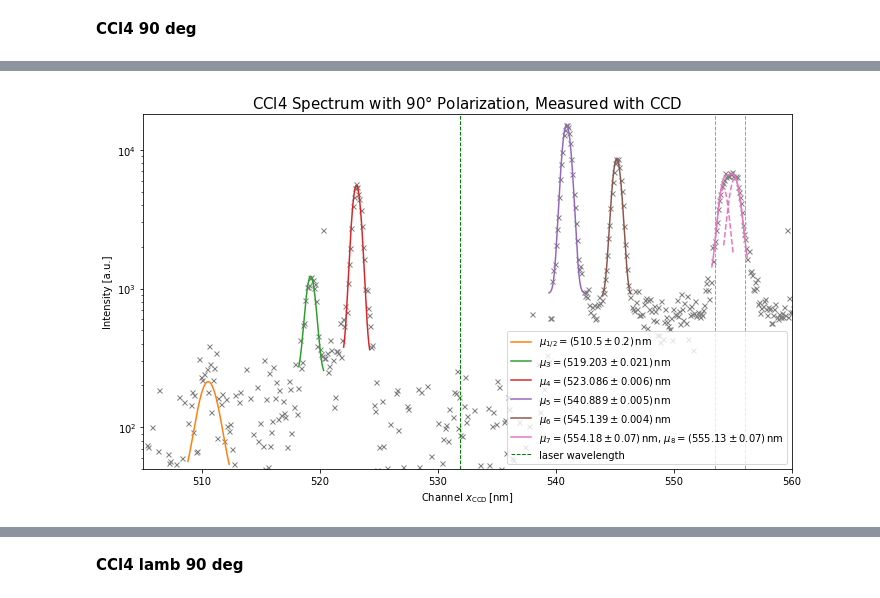
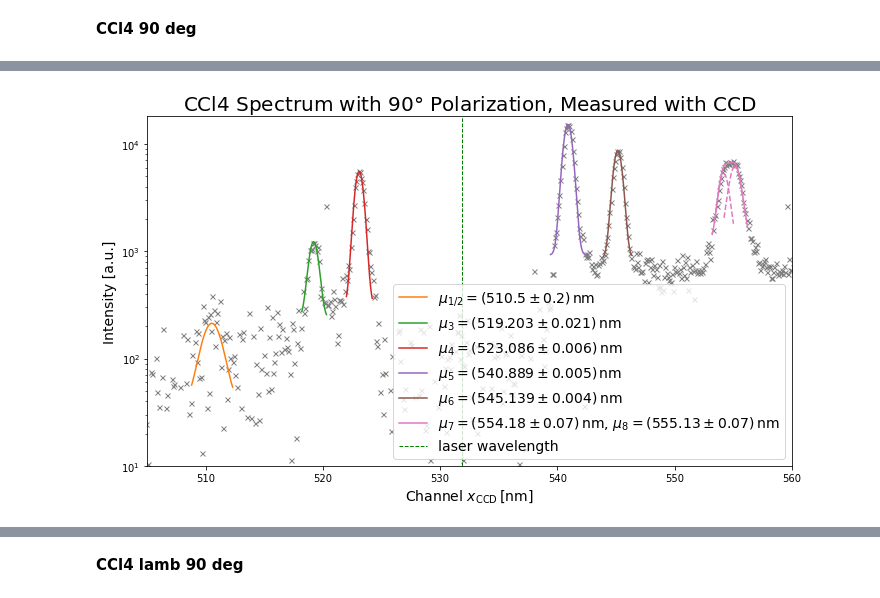
Before and after one commit to nicolaigoelz/Raman, a Jupyter notebook: CCD_Probe_Spectra.ipynb, the cells around one changed output, grey strips where cells are left out. Saved outputs shown, nothing was run; the diff lists cells and outputs as text; code cells hidden in the pictures.

```diff
--- a/CCD_Probe_Spectra.ipynb
+++ b/CCD_Probe_Spectra.ipynb
@@ -5,6 +5,10 @@ import numpy as np
 import pandas as pd
 import scipy.optimize as sc
 import scipy
+# %%
+matplotlib.rcParams['axes.titlesize'] = '20'
+matplotlib.rcParams['legend.fontsize'] = '14'
+matplotlib.rcParams['axes.labelsize'] = '14'
 # %%
 # Read CCD Calibration parameters
 calibration = pd.read_csv('CCD_params.csv')
@@ -334,7 +338,7 @@ file_CCl4 = 'CCD/CCl4_spectrum_0deg.txt'
 df_CCl4 = pd.read_csv(file_CCl4, skiprows=17, skipfooter=1, sep='\t',
                       names=['Channel', 'Counts'], decimal=',', engine='python')
 # %%
-I_0 = np.zeros((5,4))
+I_0 = np.zeros((6,4))
 
 fig, ax = plt.subplots(figsize = (10,6))
 y_counts = df_CCl4['Counts'] # - df_back['Counts']
@@ -349,7 +353,7 @@ xaxis = [np.linspace(509, 512.5, 1001), np.linspace(518.2, 520.3, 1001), np.lins
          np.linspace(539.4, 542.5, 1001), np.linspace(543.9,546.3,1001), np.linspace(553.2, 556.2, 1001)]
 colors = ['C1', 'C2', 'C3', 'C4', 'C5', 'C6']
 
-vlines = True
+vlines = 0
 
 fit1=False
 fit1_doppel=False
@@ -399,8 +403,8 @@ for i in range(1,5):
     ax.plot(xaxis[i], function(xaxis[i], *params), color=colors[i], label = r'$\mu_{} = ({:.3f} \pm {:.3f})\,$nm'.format(i+2, params[1], np.sqrt(cov[1,1])))
 
 i=5
-ax.axvline(df_CCl4['Channel'][a[i][0]], color=colors[i], ls='--', lw=1)
-ax.axvline(df_CCl4['Channel'][a[i][1]], color=colors[i], ls='--', lw=1)
+#ax.axvline(df_CCl4['Channel'][a[i][0]], color=colors[i], ls='--', lw=1)
+#ax.axvline(df_CCl4['Channel'][a[i][1]], color=colors[i], ls='--', lw=1)
 fit5=True
 if fit5:
     i = 5
@@ -421,17 +425,19 @@ if fit5:
 
 ax.set_xlabel(r'Channel $x_\mathrm{CCD}\,$[nm]')
 ax.set_ylabel(r'Intensity [a.u.]')
-ax.set_title(r'CCl4 Spectrum with $0\degree$ Polarization, Measured with CCD', size=15)
+ax.set_title(r'CCl4 Spectrum with $0\degree$ Polarization, Measured with CCD')
 ax.axvline(531.8180, ls='--', color = 'green', label=r'laser wavelength', lw=1)
 ax.legend()
 ax.set_xlim([505, 560])
 # ax.set_xlim([542, 550])  # second peak
 # ax.set_xlim([500, 520])
 ax.set_yscale('log')
-ax.set_ylim([70, 12000])
+ax.set_ylim([20, 12000])
 plt.tight_layout()
-# plt.savefig('Figures/CCD_CCl4_Spectrum_0deg.pdf', dpi=800)
+plt.savefig('FiguresCCD/CCl4_Spectrum_0deg.pdf', dpi=800)
 plt.show()
-I_0[:,0], I_0[:,2] = coefficients[1:,0], coefficients[1:,1]
-I_0[:,1], I_0[:,3] = np.sqrt(covariance[1:,0,0]), np.sqrt(covariance[1:,1,1])
+I_0[:5,0], I_0[:5,2] = coefficients[1:,0], coefficients[1:,1]
+I_0[:5,1], I_0[:5,3] = np.sqrt(covariance[1:,0,0]), np.sqrt(covariance[1:,1,1])
+I_0[5,0], I_0[5,2] = coefficients[5,3], coefficients[5,4]
+I_0[5,1], I_0[5,3] = np.sqrt(covariance[5,3,3]), np.sqrt(covariance[5,4,4])
 # %% [output]
@@ -612,7 +600,7 @@ file_CCl4 = 'CCD/CCl4_spectrum_90deg.txt'
 df_CCl4 = pd.read_csv(file_CCl4, skiprows=17, skipfooter=1, sep='\t',
                       names=['Channel', 'Counts'], decimal=',', engine='python')
 # %%
-I_90 = np.zeros((5,4))
+I_90 = np.zeros((6,4))
 fig, ax = plt.subplots(figsize = (10,6))
 y_counts = df_CCl4['Counts'] # - df_back['Counts']
 ax.plot(df_CCl4['Channel'], y_counts, marker = 'x', lw=0, ms = 5, color = 'grey')
@@ -677,8 +665,8 @@ for i in range(1,5):
     ax.plot(xaxis[i], function(xaxis[i], *params), color=colors[i], label = r'$\mu_{} = ({:.3f} \pm {:.3f})\,$nm'.format(i+2, params[1], np.sqrt(cov[1,1])))
 
 i=5
-ax.axvline(df_CCl4['Channel'][a[i][0]], color=colors[i], ls='--', lw=1)
-ax.axvline(df_CCl4['Channel'][a[i][1]], color=colors[i], ls='--', lw=1)
+#ax.axvline(df_CCl4['Channel'][a[i][0]], color=colors[i], ls='--', lw=1)
+#ax.axvline(df_CCl4['Channel'][a[i][1]], color=colors[i], ls='--', lw=1)
 fit5=True
 if fit5:
     i = 5
@@ -700,18 +688,20 @@ if fit5:
 
 ax.set_xlabel(r'Channel $x_\mathrm{CCD}\,$[nm]')
 ax.set_ylabel(r'Intensity [a.u.]')
-ax.set_title(r'CCl4 Spectrum with $90\degree$ Polarization, Measured with CCD', size=15)
+ax.set_title(r'CCl4 Spectrum with $90\degree$ Polarization, Measured with CCD')
 ax.axvline(531.8180, ls='--', color = 'green', label=r'laser wavelength', lw=1)
 ax.legend()
 ax.set_xlim([505, 560])
 # ax.set_xlim([542, 550])  # second peak
 # ax.set_xlim([500, 520])
 ax.set_yscale('log')
-ax.set_ylim([50, 18000])
+ax.set_ylim([10, 18000])
 plt.tight_layout()
-# plt.savefig('Figures/CCD_CCl4_Spectrum_90deg.pdf', dpi=800)
+plt.savefig('FiguresCCD/CCl4_Spectrum_90deg.pdf', dpi=800)
 plt.show()
 
-I_90[:,0], I_90[:,2] = coefficients[1:,0], coefficients[1:,1]
-I_90[:,1], I_90[:,3] = np.sqrt(covariance[1:,0,0]), np.sqrt(covariance[1:,1,1])
+I_90[:5,0], I_90[:5,2] = coefficients[1:,0], coefficients[1:,1]
+I_90[:5,1], I_90[:5,3] = np.sqrt(covariance[1:,0,0]), np.sqrt(covariance[1:,1,1])
+I_90[5,0], I_90[5,2] = coefficients[5,3], coefficients[5,4]
+I_90[5,1], I_90[5,3] = np.sqrt(covariance[5,3,3]), np.sqrt(covariance[5,4,4])
 # %% [output]
@@ -726,4 +716,4 @@ I_90[:,1], I_90[:,3] = np.sqrt(covariance[1:,0,0]), np.sqrt(covariance[1:,1,1])
-[figure, old version]
+[figure, new version]
 # %%
 spectrum = 'CCl4_90deg'
 save_params(spectrum, coefficients, covariance)
```
Also changed, not shown: parts of 20 cells of this notebook, 7 other files.
